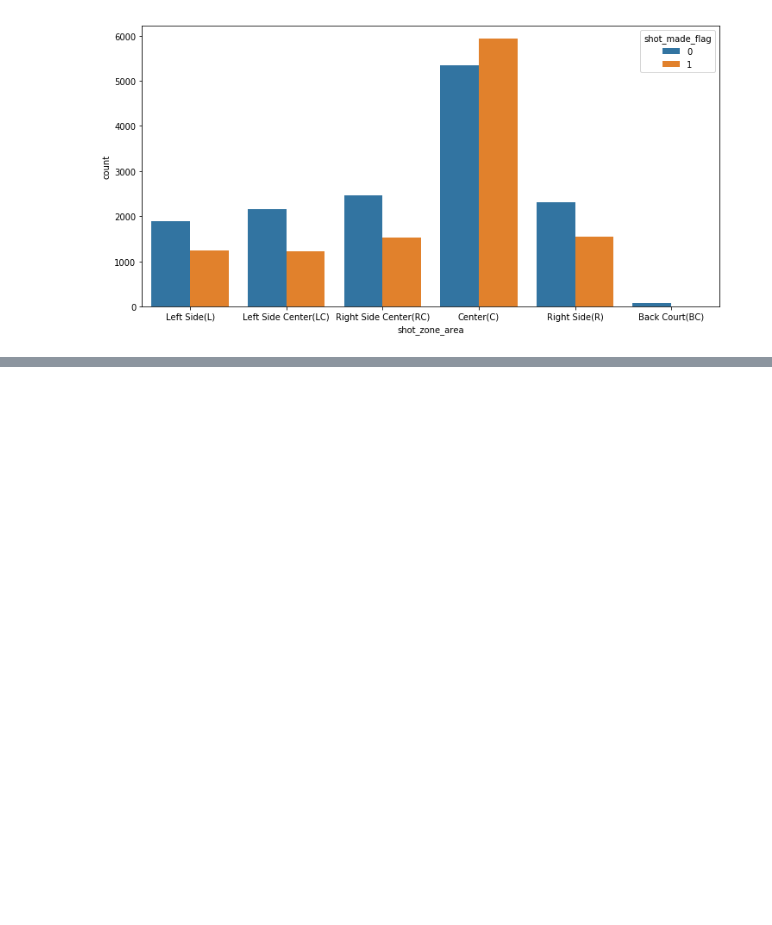
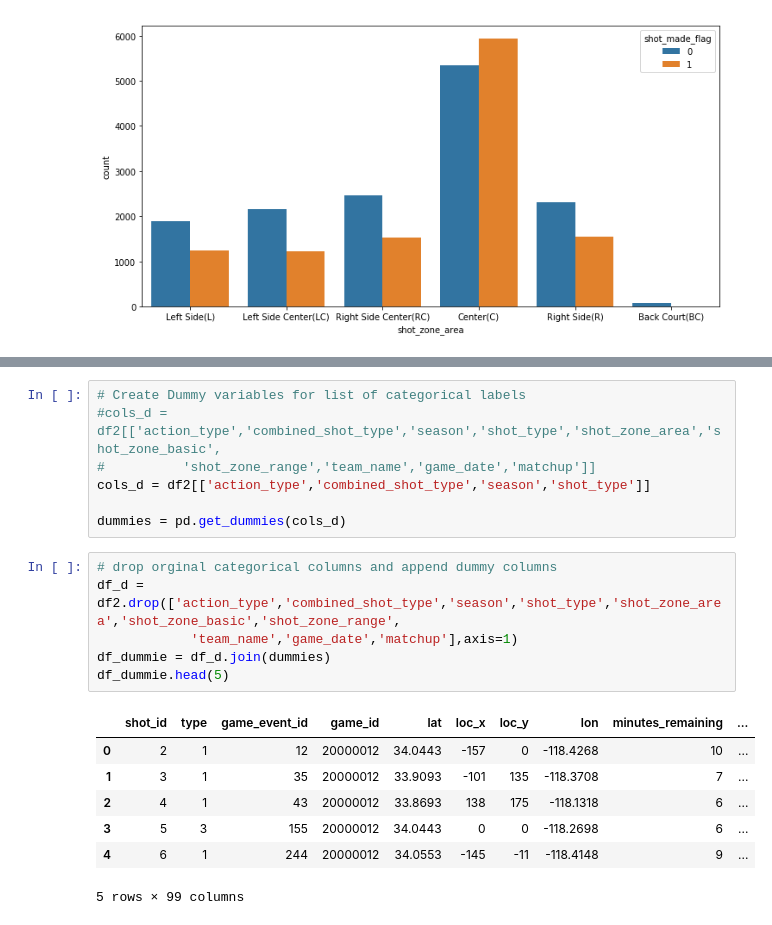
Before and after one commit to AustinLVB/KaggleKobe, a Jupyter notebook: Project1VisualizationLVBISHOP.ipynb, the cells around one changed output, grey strips where cells are left out. Drawn from its saved outputs; the diff is of its cells as text; blank space fills up the shorter version.

```diff
--- a/Project1VisualizationLVBISHOP.ipynb
+++ b/Project1VisualizationLVBISHOP.ipynb
@@ -449,0 +695,21 @@ pylab.show()
+# %%
+# Create Dummy variables for list of categorical labels
+#cols_d = df2[['action_type','combined_shot_type','season','shot_type','shot_zone_area','shot_zone_basic',
+#          'shot_zone_range','team_name','game_date','matchup']]
+cols_d = df2[['action_type','combined_shot_type','season','shot_type']]
+
+dummies = pd.get_dummies(cols_d)
+# %%
+# drop orginal categorical columns and append dummy columns
+df_d = df2.drop(['action_type','combined_shot_type','season','shot_type','shot_zone_area','shot_zone_basic','shot_zone_range',
+            'team_name','game_date','matchup'],axis=1)
+df_dummie = df_d.join(dummies)
+df_dummie.head(5)
+# %% [output]
+|  | shot_id | type | game_event_id | game_id | lat | loc_x | loc_y | lon | minutes_remaining | ... |
+| 0 | 2 | 1 | 12 | 20000012 | 34.0443 | -157 | 0 | -118.4268 | 10 | ... |
+| 1 | 3 | 1 | 35 | 20000012 | 33.9093 | -101 | 135 | -118.3708 | 7 | ... |
+| 2 | 4 | 1 | 43 | 20000012 | 33.8693 | 138 | 175 | -118.1318 | 6 | ... |
+| 3 | 5 | 3 | 155 | 20000012 | 34.0443 | 0 | 0 | -118.2698 | 6 | ... |
+| 4 | 6 | 1 | 244 | 20000012 | 34.0553 | -145 | -11 | -118.4148 | 9 | ... |
+5 rows × 99 columns
```
Also changed, not shown: parts of 25 cells of this notebook.
